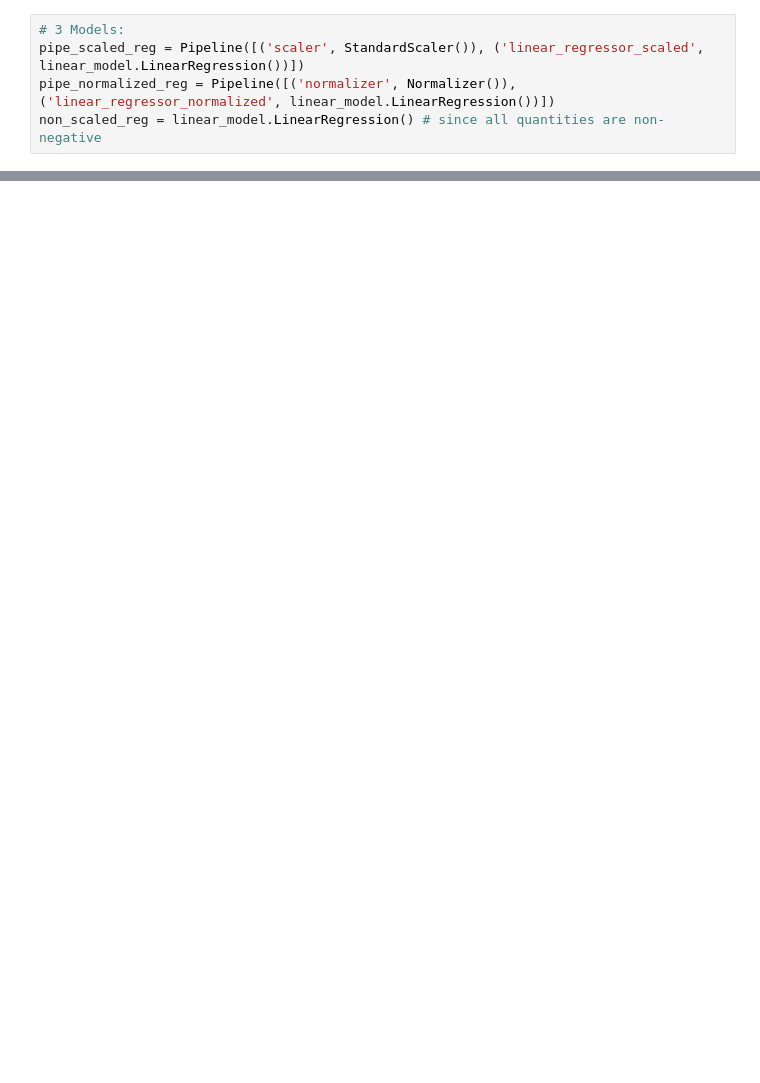
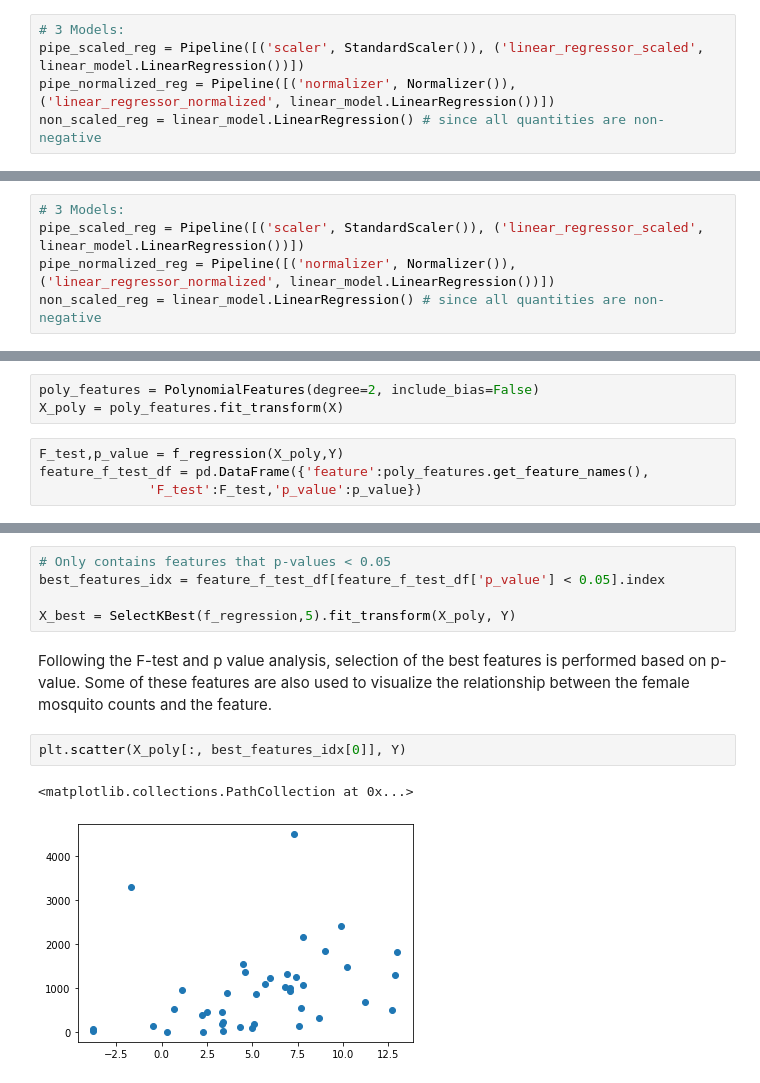
Before and after one commit to sharyar/vigilant-meme, a Jupyter notebook: task1_notebook.ipynb, the cells around one changed output, grey strips where cells are left out. Saved outputs shown, nothing was run; the diff lists cells and outputs as text; blank space fills up the shorter version.

```diff
--- a/task1_notebook.ipynb
+++ b/task1_notebook.ipynb
@@ -207,0 +329,5 @@ pd.DataFrame(scores, index=['R2'])
+# %%
+# 3 Models:
+pipe_scaled_reg = Pipeline([('scaler', StandardScaler()), ('linear_regressor_scaled', linear_model.LinearRegression())])
+pipe_normalized_reg = Pipeline([('normalizer', Normalizer()), ('linear_regressor_normalized', linear_model.LinearRegression())])
+non_scaled_reg = linear_model.LinearRegression() # since all quantities are non-negative
@@ -207,0 +375,7 @@ pd.DataFrame(scores, index=['R2'])
+# %%
+poly_features = PolynomialFeatures(degree=2, include_bias=False)
+X_poly = poly_features.fit_transform(X)
+# %%
+F_test,p_value = f_regression(X_poly,Y)
+feature_f_test_df = pd.DataFrame({'feature':poly_features.get_feature_names(),
+              'F_test':F_test,'p_value':p_value})
@@ -207,0 +398,13 @@ pd.DataFrame(scores, index=['R2'])
+# %%
+# Only contains features that p-values < 0.05
+best_features_idx = feature_f_test_df[feature_f_test_df['p_value'] < 0.05].index
+
+X_best = SelectKBest(f_regression,5).fit_transform(X_poly, Y)
+# %% [markdown]
+Following the F-test and p value analysis, selection of the best features is performed based on p-value.
+Some of these features are also used to visualize the relationship between the female mosquito counts and the feature.
+# %%
+plt.scatter(X_poly[:, best_features_idx[0]], Y)
+# %% [output]
+<matplotlib.collections.PathCollection at 0x...>
+[figure, added]
```
Also changed, not shown: parts of 35 cells of this notebook.
